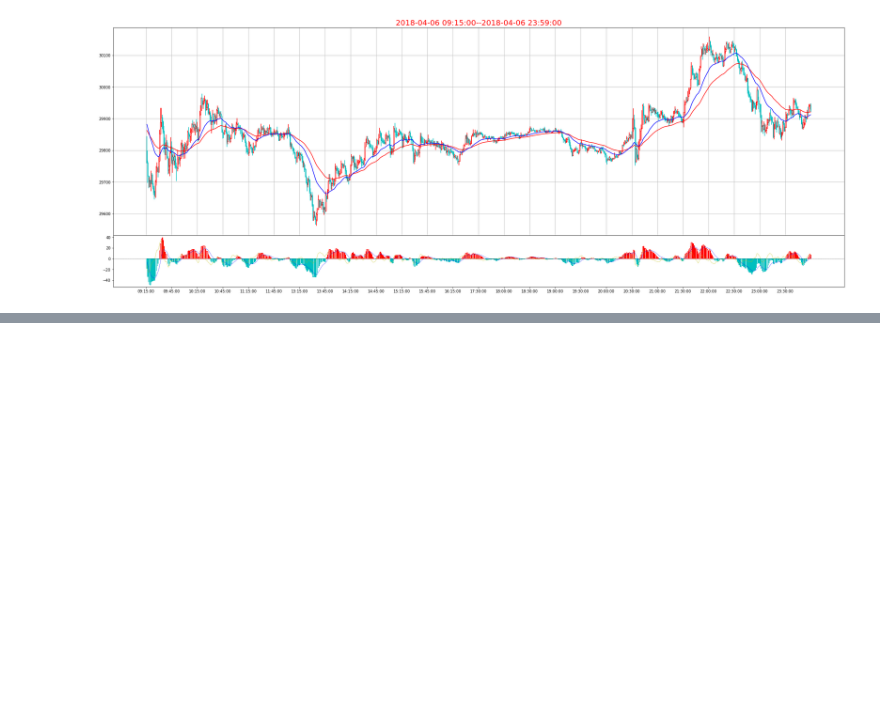
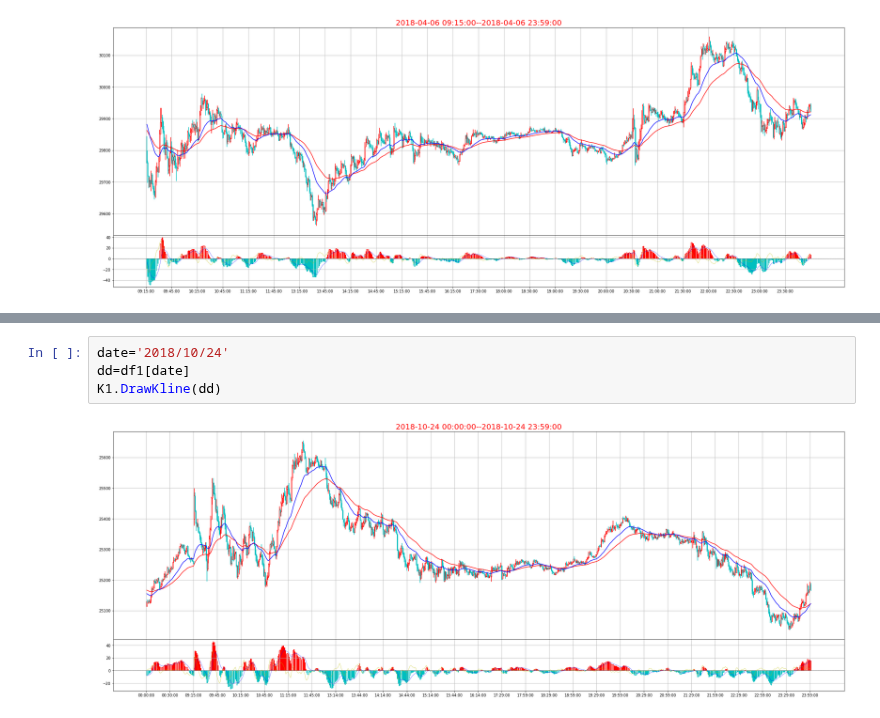
Before and after one commit to che7611/test2, a Jupyter notebook: MA60.ipynb, the cells around one changed output, grey strips where cells are left out. Cells and saved outputs as stored; diff of their text form; blank space fills up the shorter version.

```diff
--- a/MA60.ipynb
+++ b/MA60.ipynb
@@ -187,0 +189,6 @@ K1.DrawKline(dd)
+# %%
+date='2018/10/24'
+dd=df1[date]
+K1.DrawKline(dd)
+# %% [output]
+[figure, added]
```
Also changed, not shown: parts of 7 cells of this notebook, 2 other files.
